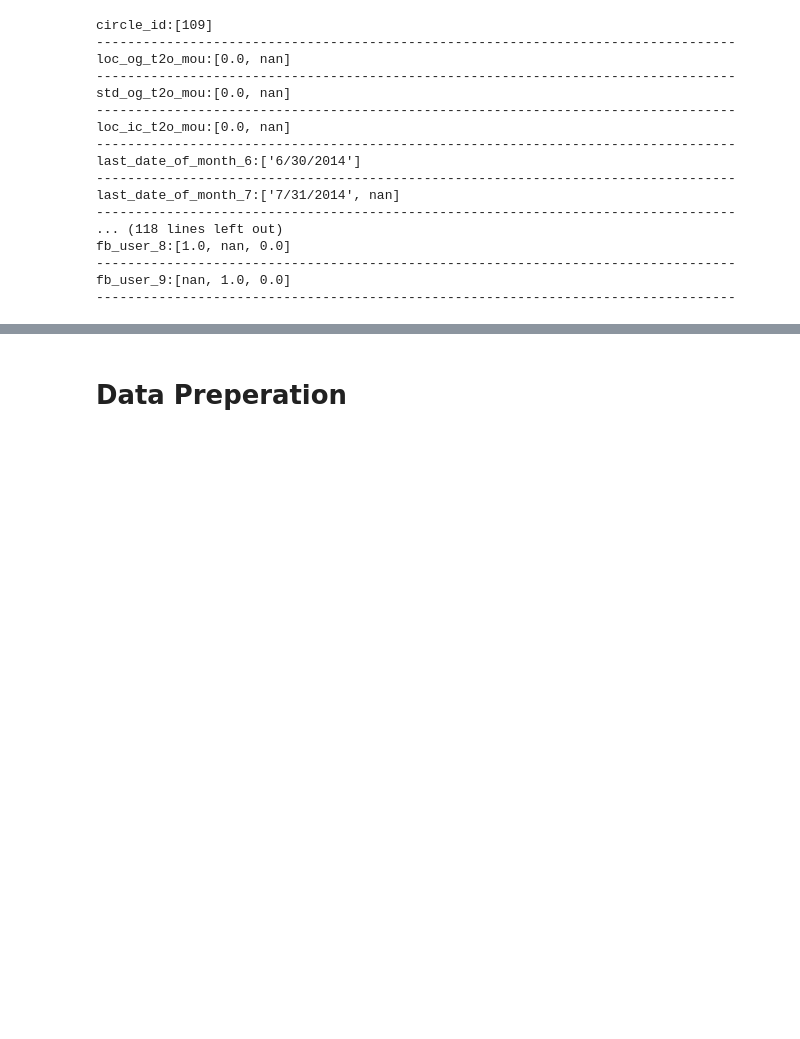
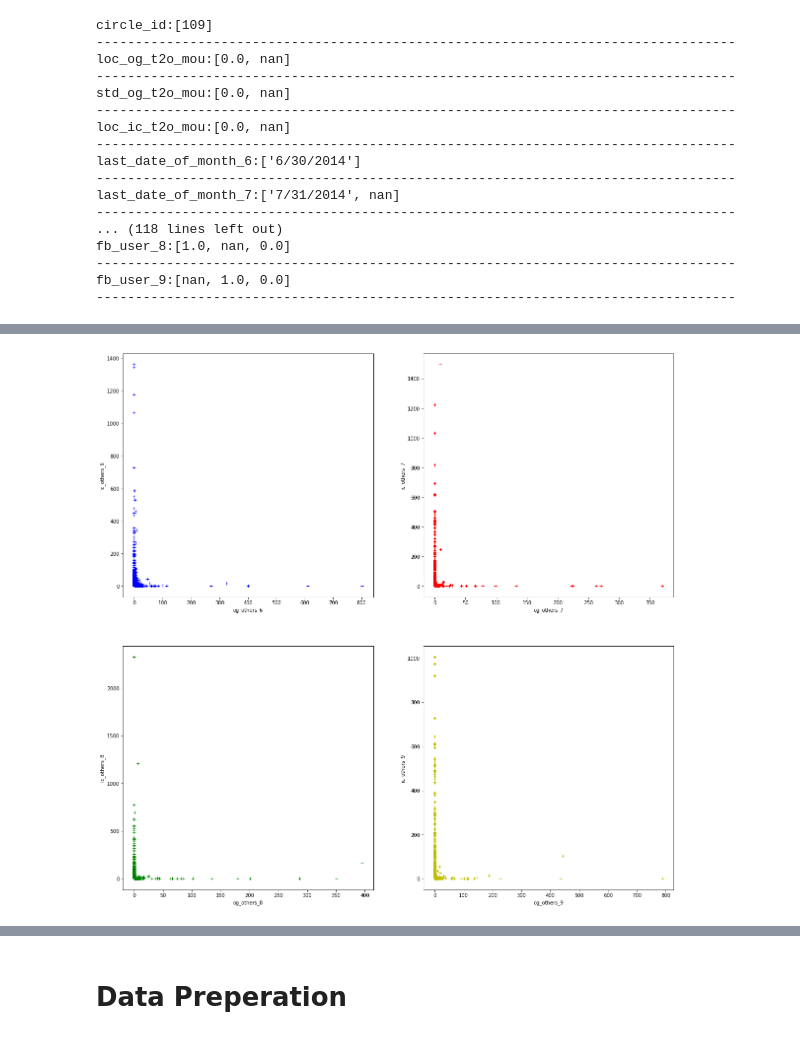
Before and after one commit to BiswajeetAtul/Assignments-MLAI, a Jupyter notebook: Telecom Churn Case/TelecomChurn_CaseStudy.ipynb, the cells around one changed output, grey strips where cells are left out. Cells and saved outputs as stored; diff of their text form; code cells hidden in the pictures; blank space fills up the shorter version.

```diff
--- a/Telecom Churn Case/TelecomChurn_CaseStudy.ipynb
+++ b/Telecom Churn Case/TelecomChurn_CaseStudy.ipynb
@@ -129,0 +194,23 @@ fb_user_9:[nan, 1.0, 0.0]
+# %%
+fig=plt.figure(figsize=(20,20))
+
+((ax1, ax2), (ax3, ax4)) = fig.subplots(2, 2)
+
+ax1.plot(teleData['og_others_6'],teleData['ic_others_6'],"b+")
+ax1.set_xlabel("og_others_6")
+ax1.set_ylabel("ic_others_6")
+
+ax2.plot(teleData['og_others_7'],teleData['ic_others_7'],"r+")
+ax2.set_xlabel("og_others_7")
+ax2.set_ylabel("ic_others_7")
+
+ax3.plot(teleData['og_others_8'],teleData['ic_others_8'],"g+")
+ax3.set_xlabel("og_others_8")
+ax3.set_ylabel("ic_others_8")
+
+ax4.plot(teleData['og_others_9'],teleData['ic_others_9'],"y+")
+ax4.set_xlabel("og_others_9")
+ax4.set_ylabel("ic_others_9")
+plt.show()
+# %% [output]
+[figure, added]
```
Also changed, not shown: parts of 41 cells of this notebook, 2 other files.
